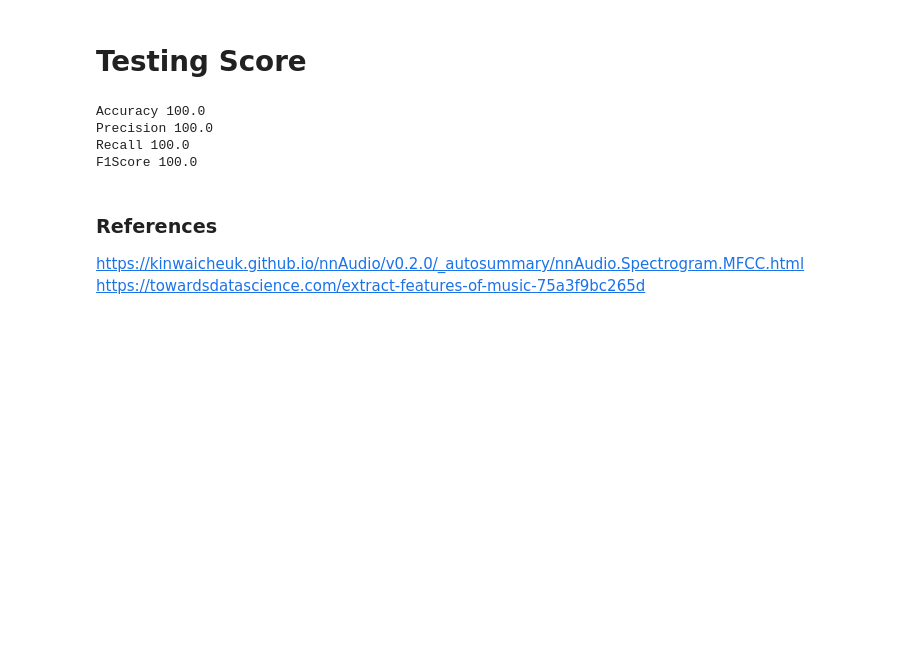
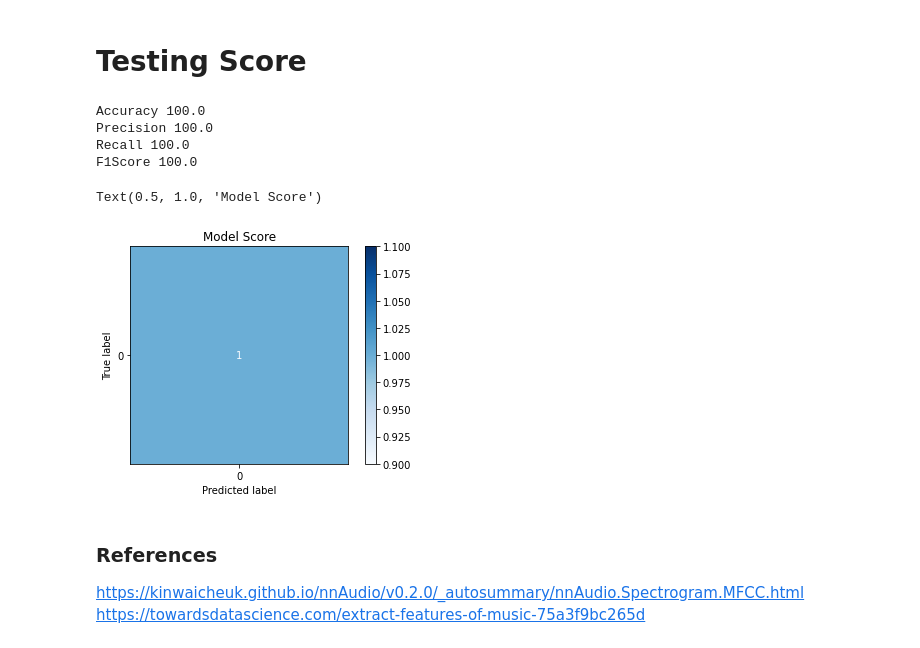
Before and after one commit to harshas-repo/cyberbat, a Jupyter notebook: cyberbat.ipynb, the cells around one changed output. Saved outputs shown, nothing was run; the diff lists cells and outputs as text; code cells hidden in the pictures; blank space fills up the shorter version.

```diff
--- a/cyberbat.ipynb
+++ b/cyberbat.ipynb
@@ -555,6 +555,15 @@ Accuracy 100.0
 Precision 100.0
 Recall 100.0
 F1Score 100.0
+# %%
+import matplotlib.pyplot as plt
+from sklearn.metrics import plot_confusion_matrix
+disp = plot_confusion_matrix(model, Xtest, Ytest, cmap=plt.cm.Blues,
+                                 normalize='true')
+disp.ax_.set_title("Model Score")
+# %% [output]
+Text(0.5, 1.0, 'Model Score')
+[figure, added]
 # %%
 pickle.dump(model, open("exported_model_asp.sva", "wb"))
 # %% [markdown]
```
